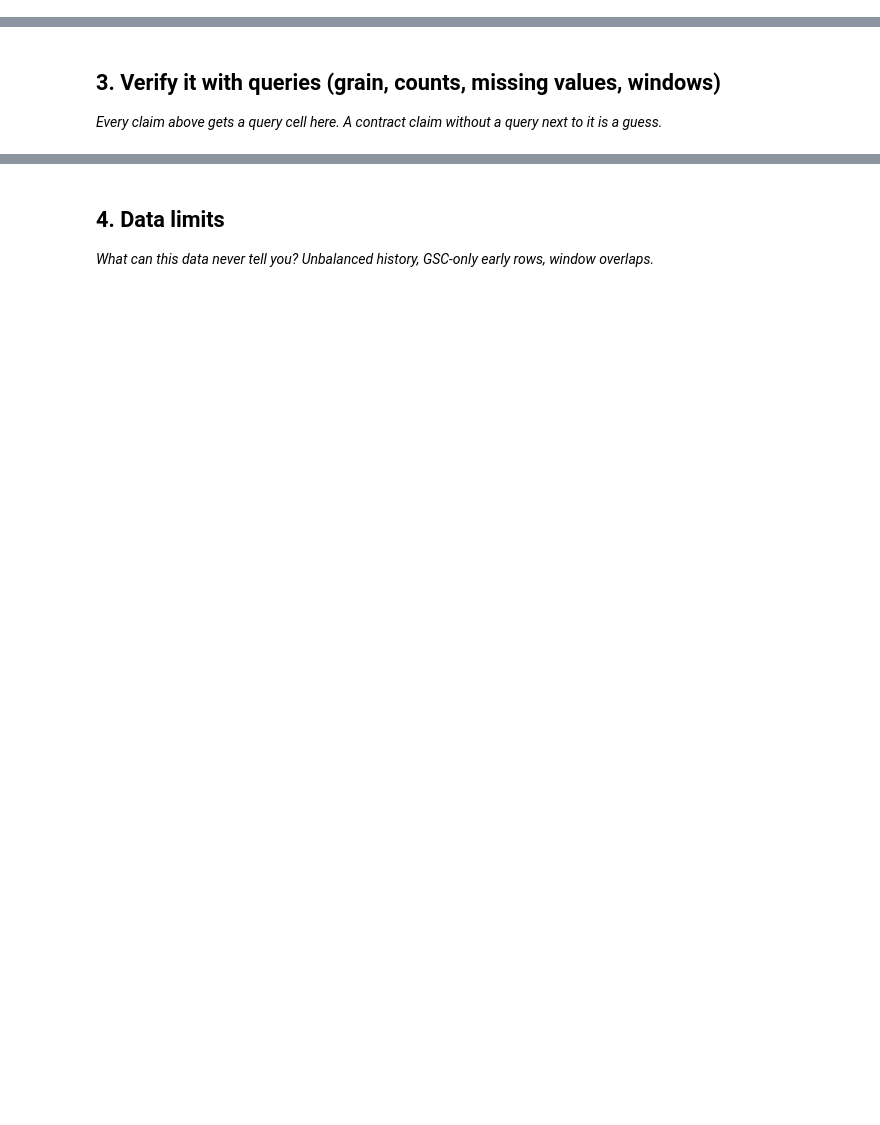
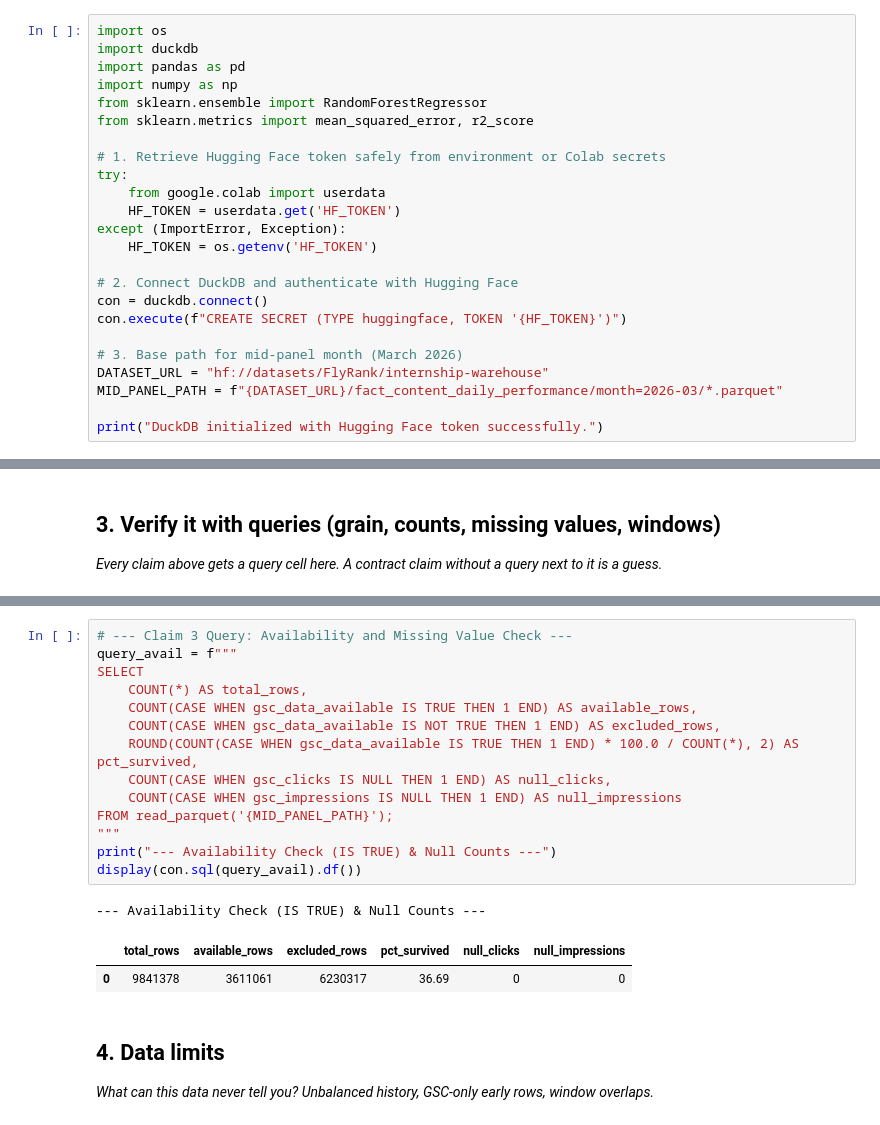
Before and after one commit to srvnkumr27/flyrank-ml-internship, a Jupyter notebook: work/notebooks/w03_data_contract.ipynb, the cells around one changed output, grey strips where cells are left out. Drawn from its saved outputs; the diff is of its cells as text; blank space fills up the shorter version.

```diff
--- a/work/notebooks/w03_data_contract.ipynb
+++ b/work/notebooks/w03_data_contract.ipynb
@@ -6,3 +8,27 @@
 This skeleton is yours to fill. Work the sections **in order** — each one has a one-line hint. Simple words, honest numbers.
 
 > Working with an AI assistant? Tell it to read `skills/README.md` first and load the one skill this assignment names on its card.
+# %%
+import os
+import duckdb
+import pandas as pd
+import numpy as np
+from sklearn.ensemble import RandomForestRegressor
+from sklearn.metrics import mean_squared_error, r2_score
+
+# 1. Retrieve Hugging Face token safely from environment or Colab secrets
+try:
+    from google.colab import userdata
+    HF_TOKEN = userdata.get('HF_TOKEN')
+except (ImportError, Exception):
+    HF_TOKEN = os.getenv('HF_TOKEN')
+
+# 2. Connect DuckDB and authenticate with Hugging Face
+con = duckdb.connect()
+con.execute(f"CREATE SECRET (TYPE huggingface, TOKEN '{HF_TOKEN}')")
+
+# 3. Base path for mid-panel month (March 2026)
+DATASET_URL = "hf://datasets/FlyRank/internship-warehouse"
+MID_PANEL_PATH = f"{DATASET_URL}/fact_content_daily_performance/month=2026-03/*.parquet"
+
+print("DuckDB initialized with Hugging Face token successfully.")
@@ -21,3 +99,21 @@ This skeleton is yours to fill. Work the sections **in order** — each one has
+# %%
+# --- Claim 3 Query: Availability and Missing Value Check ---
+query_avail = f"""
+SELECT
+    COUNT(*) AS total_rows,
+    COUNT(CASE WHEN gsc_data_available IS TRUE THEN 1 END) AS available_rows,
+    COUNT(CASE WHEN gsc_data_available IS NOT TRUE THEN 1 END) AS excluded_rows,
+    ROUND(COUNT(CASE WHEN gsc_data_available IS TRUE THEN 1 END) * 100.0 / COUNT(*), 2) AS pct_survived,
+    COUNT(CASE WHEN gsc_clicks IS NULL THEN 1 END) AS null_clicks,
+    COUNT(CASE WHEN gsc_impressions IS NULL THEN 1 END) AS null_impressions
+FROM read_parquet('{MID_PANEL_PATH}');
+"""
+print("--- Availability Check (IS TRUE) & Null Counts ---")
+display(con.sql(query_avail).df())
+# %% [output]
+--- Availability Check (IS TRUE) & Null Counts ---
+|  | total_rows | available_rows | excluded_rows | pct_survived | null_clicks | null_impressions |
+| 0 | 9841378 | 3611061 | 6230317 | 36.69 | 0 | 0 |
 # %% [markdown]
 ## 4. Data limits
 
```
Also changed, not shown: parts of 7 cells of this notebook.
